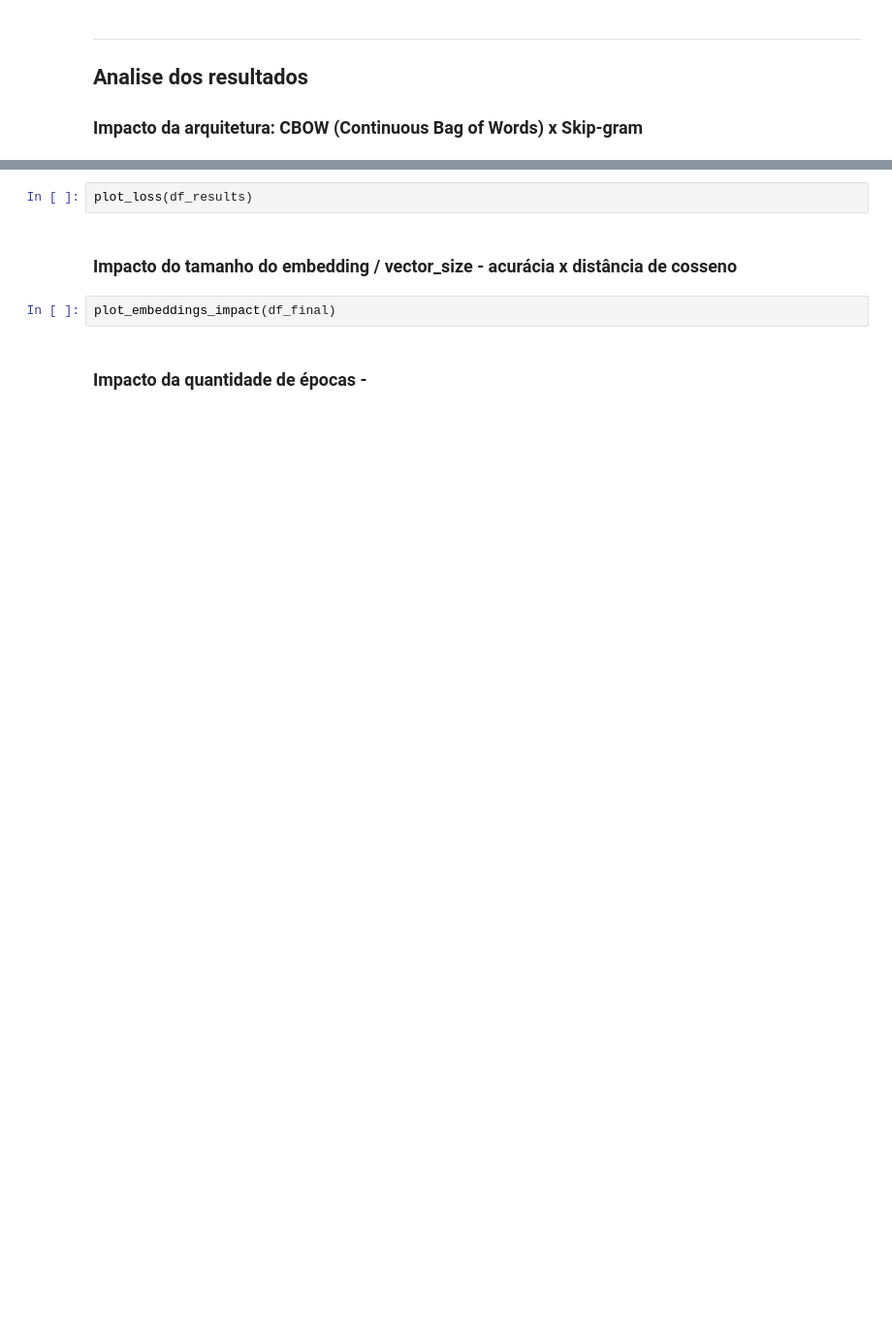
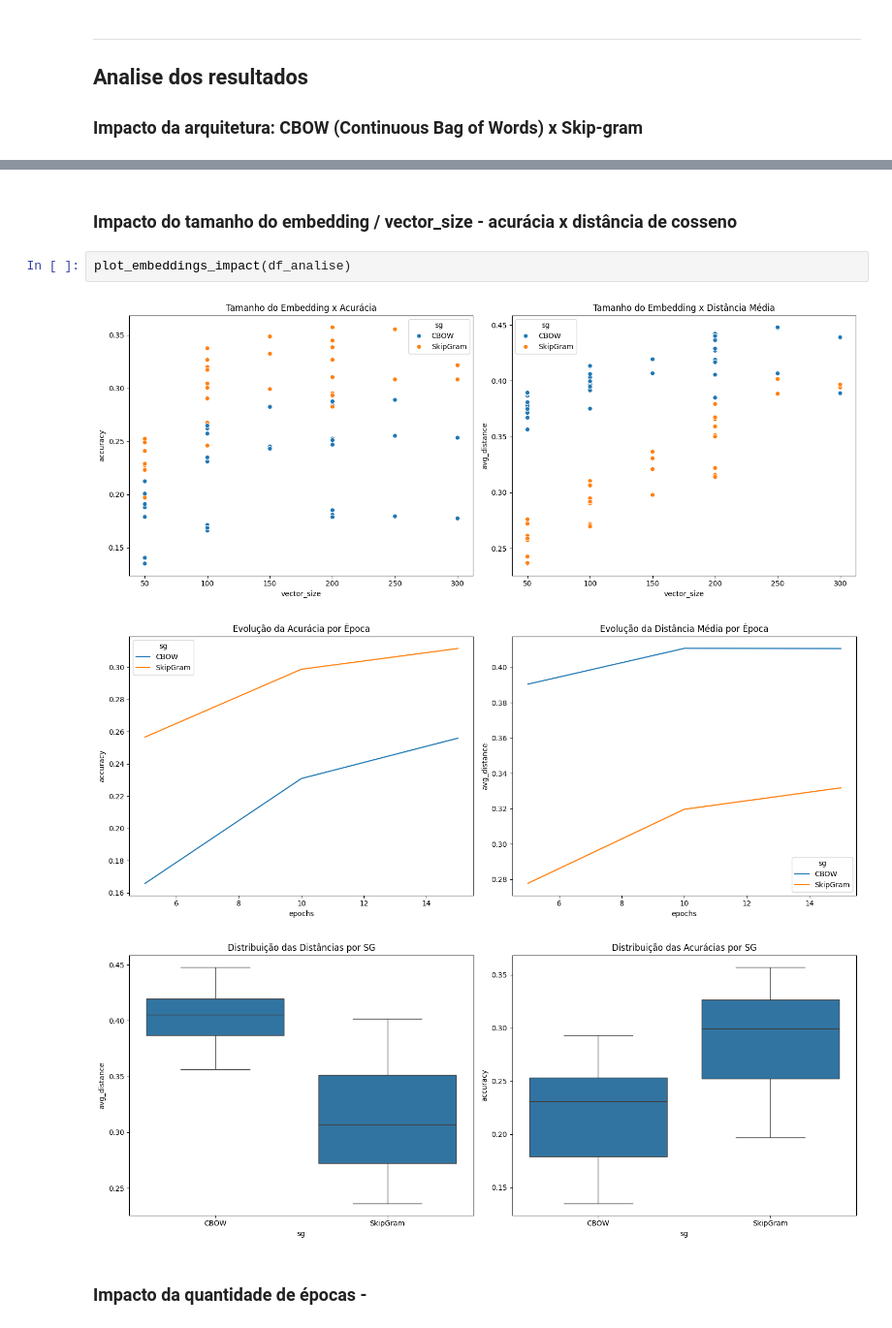
Before and after one commit to thaisfds/NLP_Natural_Language_Processing_Projects, a Jupyter notebook: TP1/main.ipynb, the cells around one changed output, grey strips where cells are left out. Shown: that part at 97% size. Drawn from its saved outputs; the diff is of its cells as text; blank space fills up the shorter version.

```diff
--- a/TP1/main.ipynb
+++ b/TP1/main.ipynb
@@ -601,8 +570,10 @@ plot_CBOWxSkipGram(df_final)
-# %%
-plot_loss(df_results)
 # %% [markdown]
 ### Impacto do tamanho do embedding / vector_size - acurácia x distância de cosseno
 # %%
-plot_embeddings_impact(df_final)
+plot_embeddings_impact(df_analise)
+# %% [output]
+[figure, added]
+[figure, added]
+[figure, added]
 # %% [markdown]
 ### Impacto da quantidade de épocas -
```
Also changed, not shown: parts of 15 cells of this notebook.
